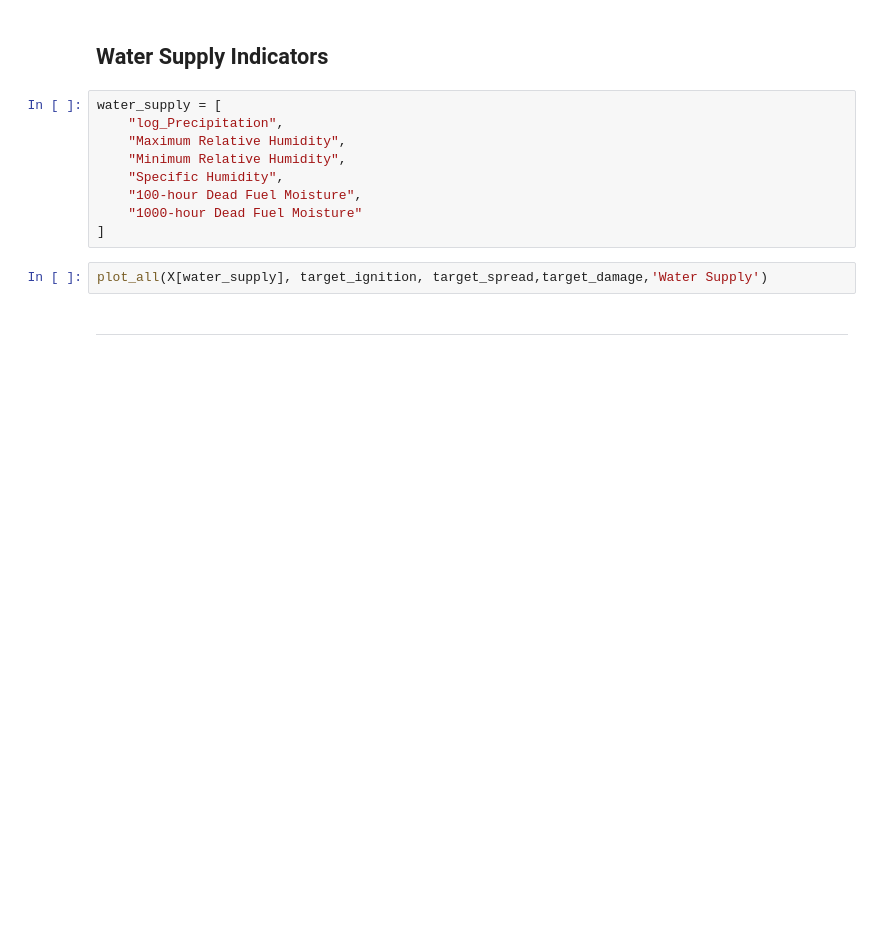
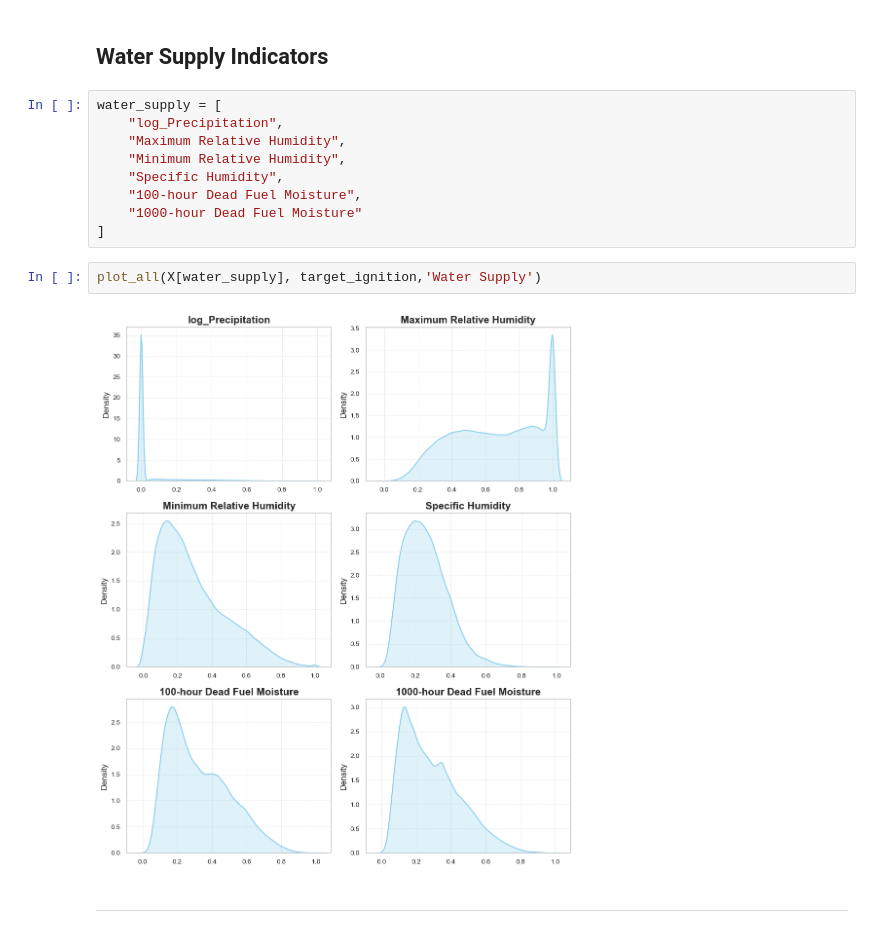
Before and after one commit to dustinlit/California-Wildfire-Ignition-ML-Modeling, a Jupyter notebook: notebooks/04_A_Feature_Distributions.ipynb, the cells around one changed output. Saved outputs shown, nothing was run; the diff lists cells and outputs as text; blank space fills up the shorter version.

```diff
--- a/notebooks/04_A_Feature_Distributions.ipynb
+++ b/notebooks/04_A_Feature_Distributions.ipynb
@@ -133,7 +127,9 @@ water_supply = [
     "1000-hour Dead Fuel Moisture"
 ]
 # %%
-plot_all(X[water_supply], target_ignition, target_spread,target_damage,'Water Supply')
+plot_all(X[water_supply], target_ignition,'Water Supply')
+# %% [output]
+[figure, added]
 # %% [markdown]
 ---
 # %% [markdown]
```
Also changed, not shown: parts of 33 cells of this notebook, 11 other files.
